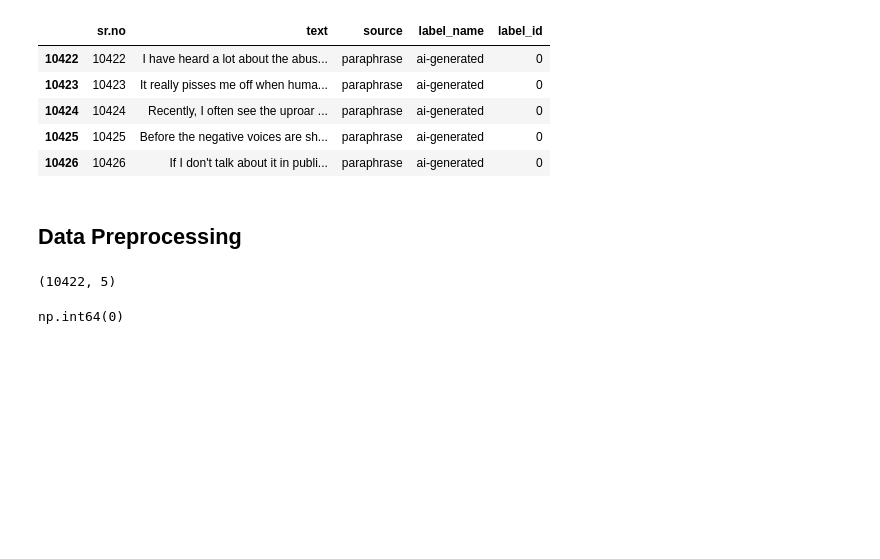
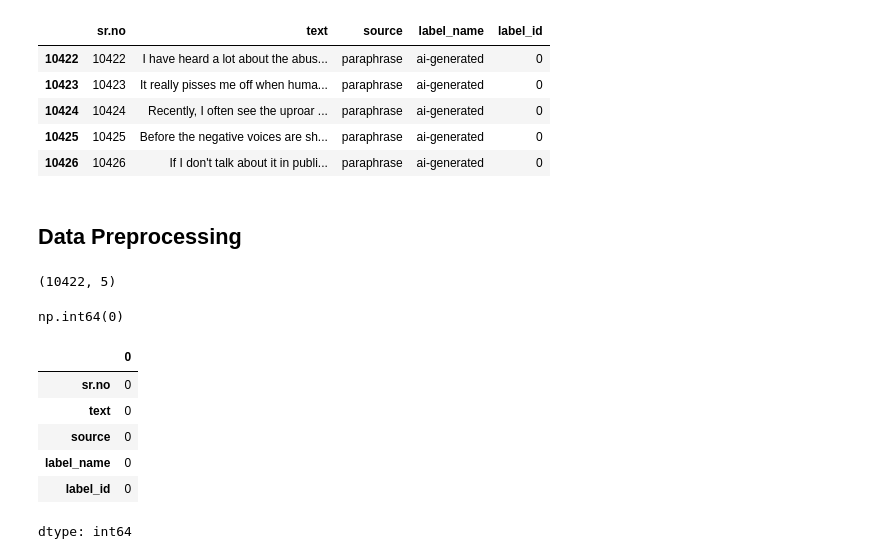
Before and after one commit to savindumahasen/AI-Detection-System-, a Jupyter notebook: Notebook.ipynb, the cells around one changed output. Cells and saved outputs as stored; diff of their text form; code cells hidden in the pictures; blank space fills up the shorter version.

Commit message:
Check the null values of train set

```diff
--- a/Notebook.ipynb
+++ b/Notebook.ipynb
@@ -114,3 +114,14 @@ train.shape
 train.duplicated().sum()
 # %% [output]
 np.int64(0)
+# %%
+## check the null value of train set
+train.isnull().sum()
+# %% [output]
+|  | 0 |
+| sr.no | 0 |
+| text | 0 |
+| source | 0 |
+| label_name | 0 |
+| label_id | 0 |
+dtype: int64
```
Also changed, not shown: parts of 1 cell of this notebook.
